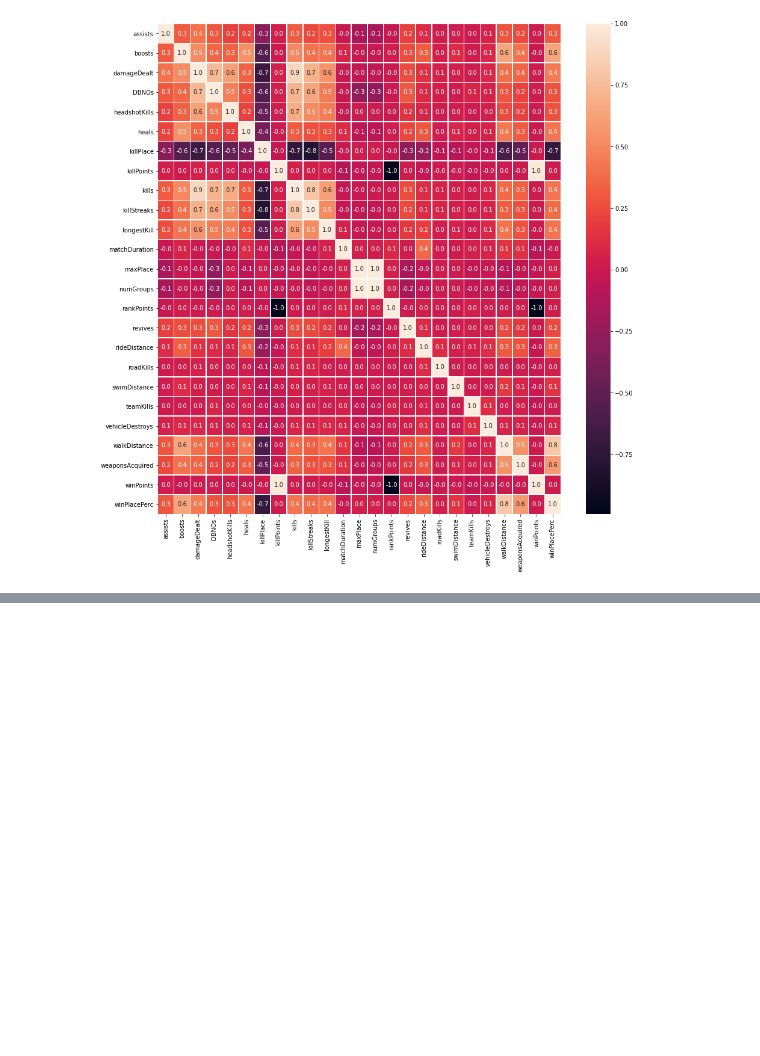
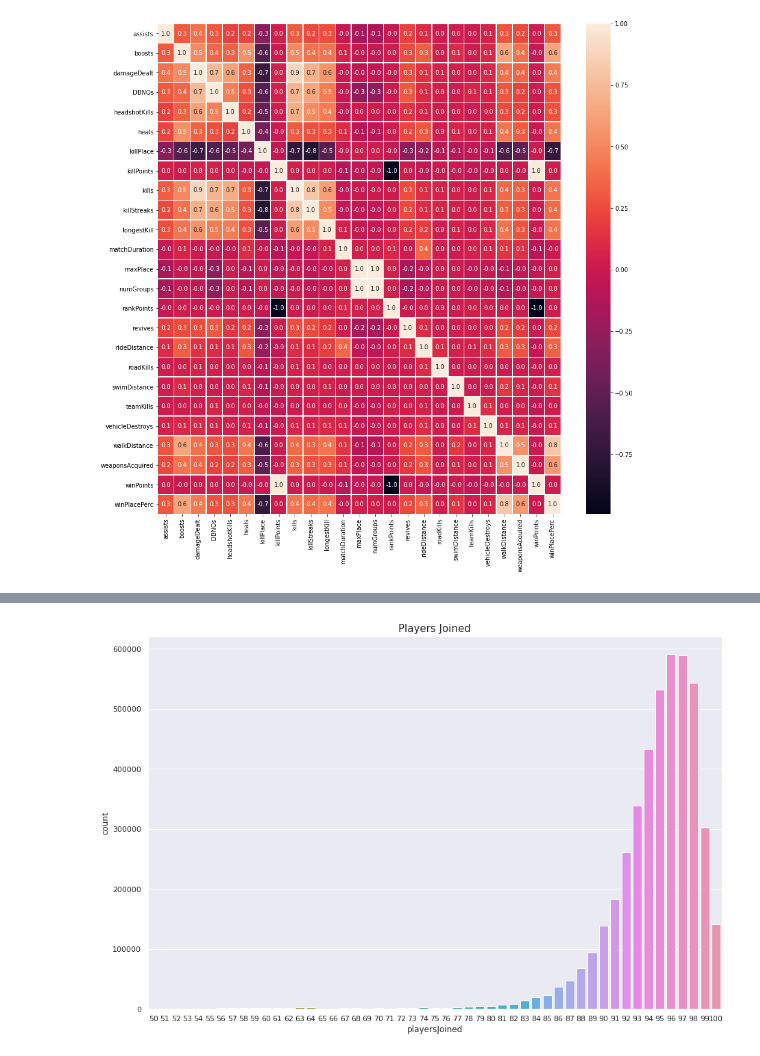
Before and after one commit to Shaheer-Imam/PUBG, a Jupyter notebook: PUBG_Analysis.ipynb, the cells around one changed output, grey strips where cells are left out. Saved outputs shown, nothing was run; the diff lists cells and outputs as text; code cells hidden in the pictures; blank space fills up the shorter version.

```diff
--- a/PUBG_Analysis.ipynb
+++ b/PUBG_Analysis.ipynb
@@ -340,0 +361,11 @@ plt.show()
+# %%
+train['playersJoined'] = train.groupby('matchId')['matchId'].transform('count')
+# %%
+data = train.copy()
+data = data[data['playersJoined']>49]
+plt.figure(figsize=(15,10))
+sns.countplot(data['playersJoined'])
+plt.title("Players Joined",fontsize=15)
+plt.show()
+# %% [output]
+[figure, added]
```
Also changed, not shown: parts of 12 cells of this notebook.
